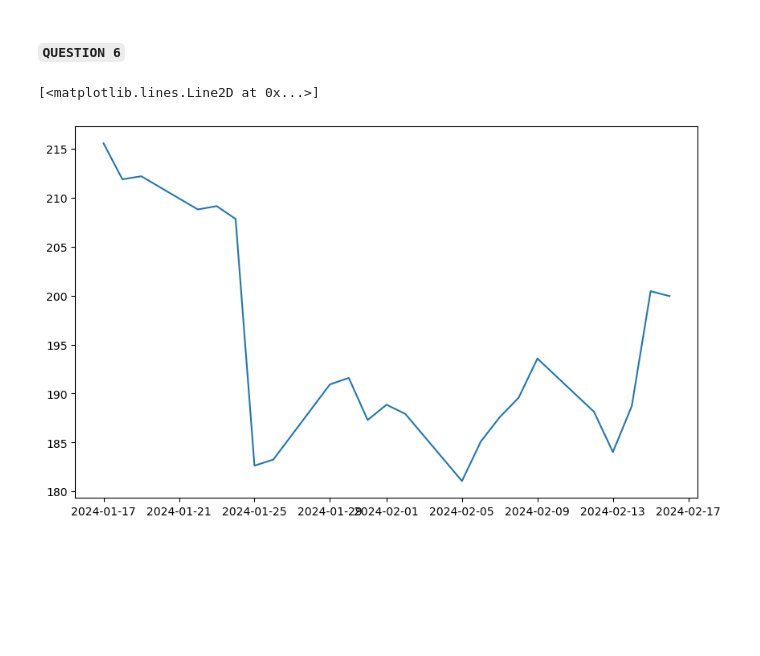
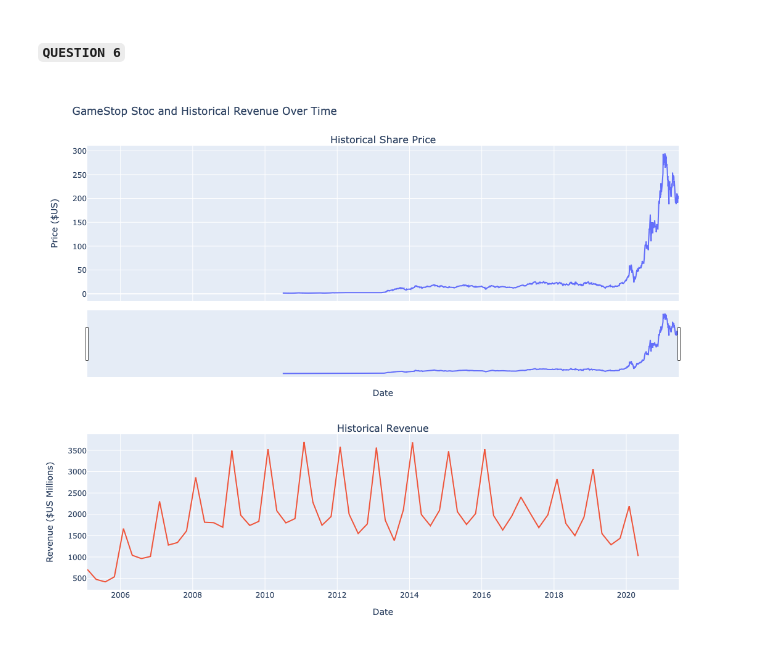
Before and after one commit to zeldogodz/Assignement-for-Webscraping-, a Jupyter notebook: Final_Assignment.ipynb, the cells around one changed output. Cells and saved outputs as stored; diff of their text form; code cells hidden in the pictures; blank space fills up the shorter version.

```diff
--- a/Final_Assignment.ipynb
+++ b/Final_Assignment.ipynb
@@ -85,8 +101,19 @@ soup2 =BeautifulSoup(html2 , parser='lxml')
 # %%
-gamestop_data_rev = dict()
-col2 = soup2.find_all('h2')
-gamestop_revenue = col2[0].text
-print(gamestop_revenue)
-gamestop_data_rev['Revenue' ] = gamestop_revenue.split()[2]
-gamestop_data_rev['Unite' ] = gamestop_revenue.split()[3]
-print(gamestop_data_rev)
+data_list = []
+tbody = soup2.find_all("tbody")
+
+# Loop through each row in the HTML table
+for row in tbody[1].find_all('tr'):
+    col = row.find_all("td")
+    # Create a dictionary for each row
+    row_data = {
+        "Date": col[0].text,
+        "Revenue": col[1].text,
+    }
+
+    # Append the row dictionary to our data list
+    data_list.append(row_data)
+# Convert the list of dictionaries to a DataFrame
+gamestop_revenue = pd.DataFrame(data_list)
+gamestop_revenue['Revenue'] = gamestop_revenue['Revenue'].str.replace(',|\$', '', regex=True)
+gamestop_revenue.dropna()
@@ -105,0 +134,16 @@ plt.plot(tesla_data.index, tesla_data['Close'], label='Close Price')
+# %%
+def make_graph(stock_data, revenue_data, stock):
+    fig = make_subplots(rows=2, cols=1, shared_xaxes=True, subplot_titles=("Historical Share Price", "Historical Revenue"), vertical_spacing = .3)
+    stock_data_specific = stock_data[stock_data.Date <= '2021--06-14']
+    revenue_data_specific = revenue_data[revenue_data.Date <= '2021-04-30']
+    fig.add_trace(go.Scatter(x=pd.to_datetime(stock_data_specific.Date), y=stock_data_specific.Close.astype("float"), name="Share Price"), row=1, col=1)
+    fig.add_trace(go.Scatter(x=pd.to_datetime(revenue_data_specific.Date), y=revenue_data_specific.Revenue.astype("float"), name="Revenue"), row=2, col=1)
+    fig.update_xaxes(title_text="Date", row=1, col=1)
+    fig.update_xaxes(title_text="Date", row=2, col=1)
+    fig.update_yaxes(title_text="Price ($US)", row=1, col=1)
+    fig.update_yaxes(title_text="Revenue ($US Millions)", row=2, col=1)
+    fig.update_layout(showlegend=False,
+    height=900,
+    title=stock,
+    xaxis_rangeslider_visible=True)
+    fig.show()
@@ -106,8 +154,6 @@ plt.plot(tesla_data.index, tesla_data['Close'], label='Close Price')
 # %% [markdown]
 #### `QUESTION 6`
 # %%
-plt.figure(figsize=(10, 6))  # Optional: Adjusts the size of the plot
-plt.plot(gamestop_data.index, gamestop_data['Close'], label='Close Price')
+make_graph(gamestop_data, gamestop_revenue, 'GameStop Stoc and Historical Revenue Over Time')
 # %% [output]
-[<matplotlib.lines.Line2D at 0x...>]
-[figure, old version]
+[figure, new version]
```
Also changed, not shown: parts of 22 cells of this notebook.
